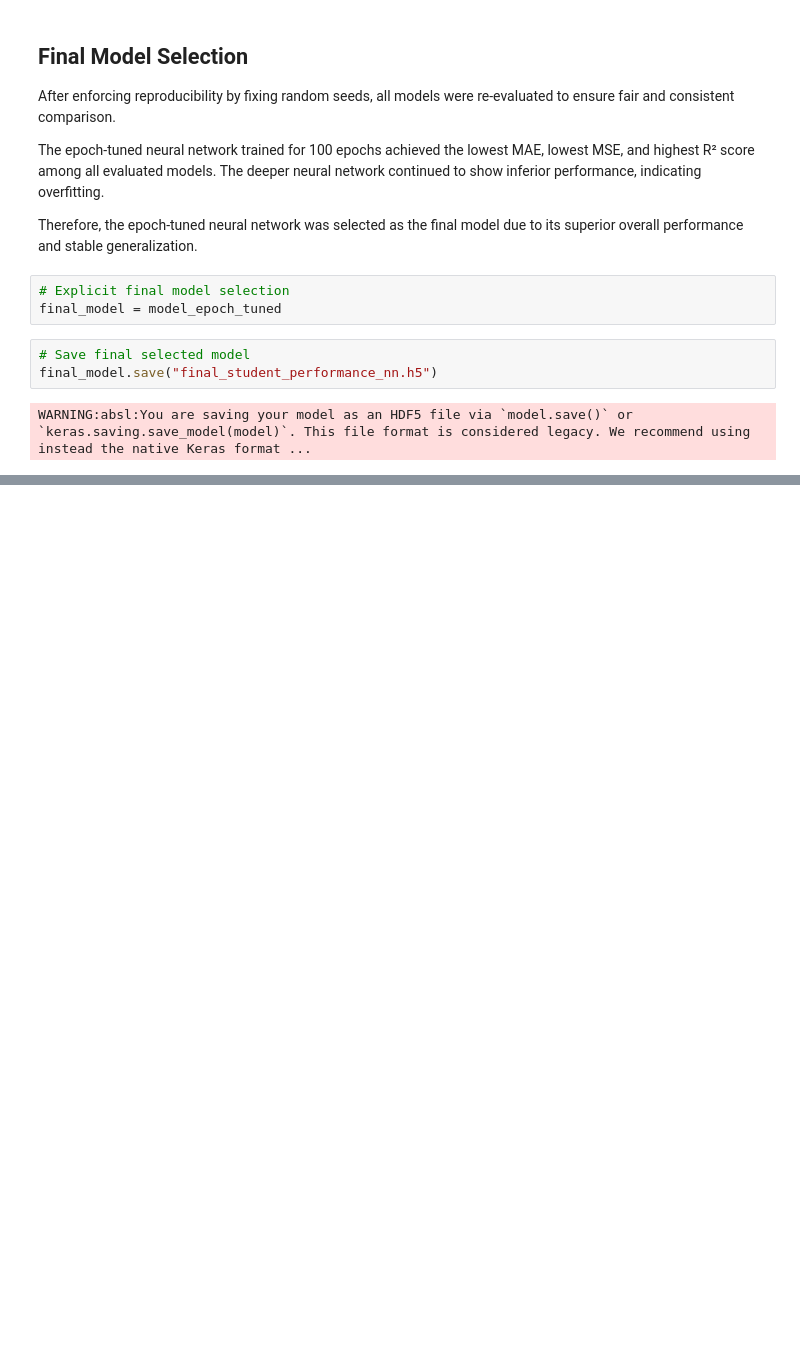
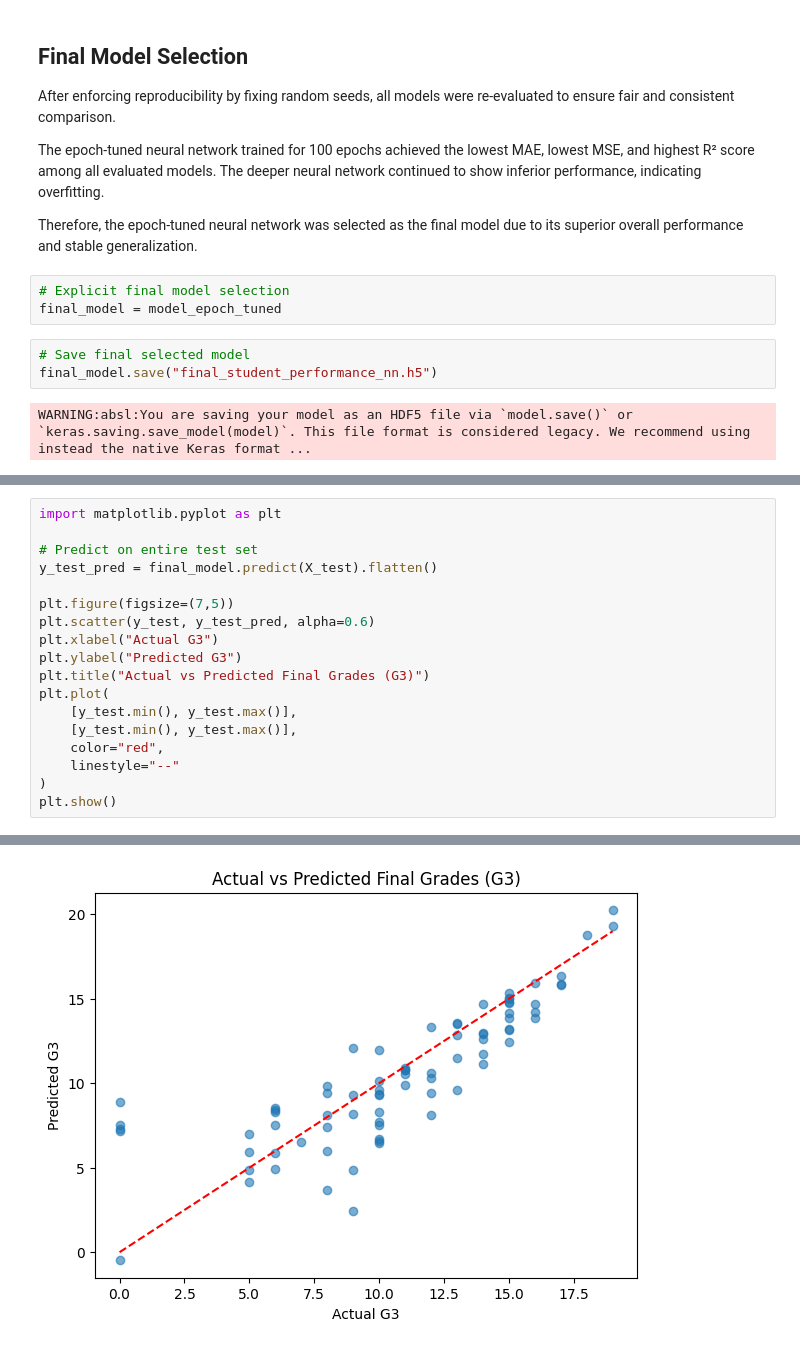
Before and after one commit to har1s3538/student-performance-nn, a Jupyter notebook: notebooks/student_performance_nn.ipynb, the cells around one changed output, grey strips where cells are left out. Drawn from its saved outputs; the diff is of its cells as text; blank space fills up the shorter version.

Commit message:
Added notebook demo predictions and validation visualizations for final model

```diff
--- a/notebooks/student_performance_nn.ipynb
+++ b/notebooks/student_performance_nn.ipynb
@@ -542,0 +564,19 @@ WARNING:absl:You are saving your model as an HDF5 file via `model.save()` or `ke
+# %%
+import matplotlib.pyplot as plt
+
+# Predict on entire test set
+y_test_pred = final_model.predict(X_test).flatten()
+
+plt.figure(figsize=(7,5))
+plt.scatter(y_test, y_test_pred, alpha=0.6)
+plt.xlabel("Actual G3")
+plt.ylabel("Predicted G3")
+plt.title("Actual vs Predicted Final Grades (G3)")
+plt.plot(
+    [y_test.min(), y_test.max()],
+    [y_test.min(), y_test.max()],
+    color="red",
+    linestyle="--"
+)
+plt.show()
+# %% [output]
@@ -542,0 +584 @@ WARNING:absl:You are saving your model as an HDF5 file via `model.save()` or `ke
+[figure, added]
```
Also changed, not shown: parts of 4 cells of this notebook.
